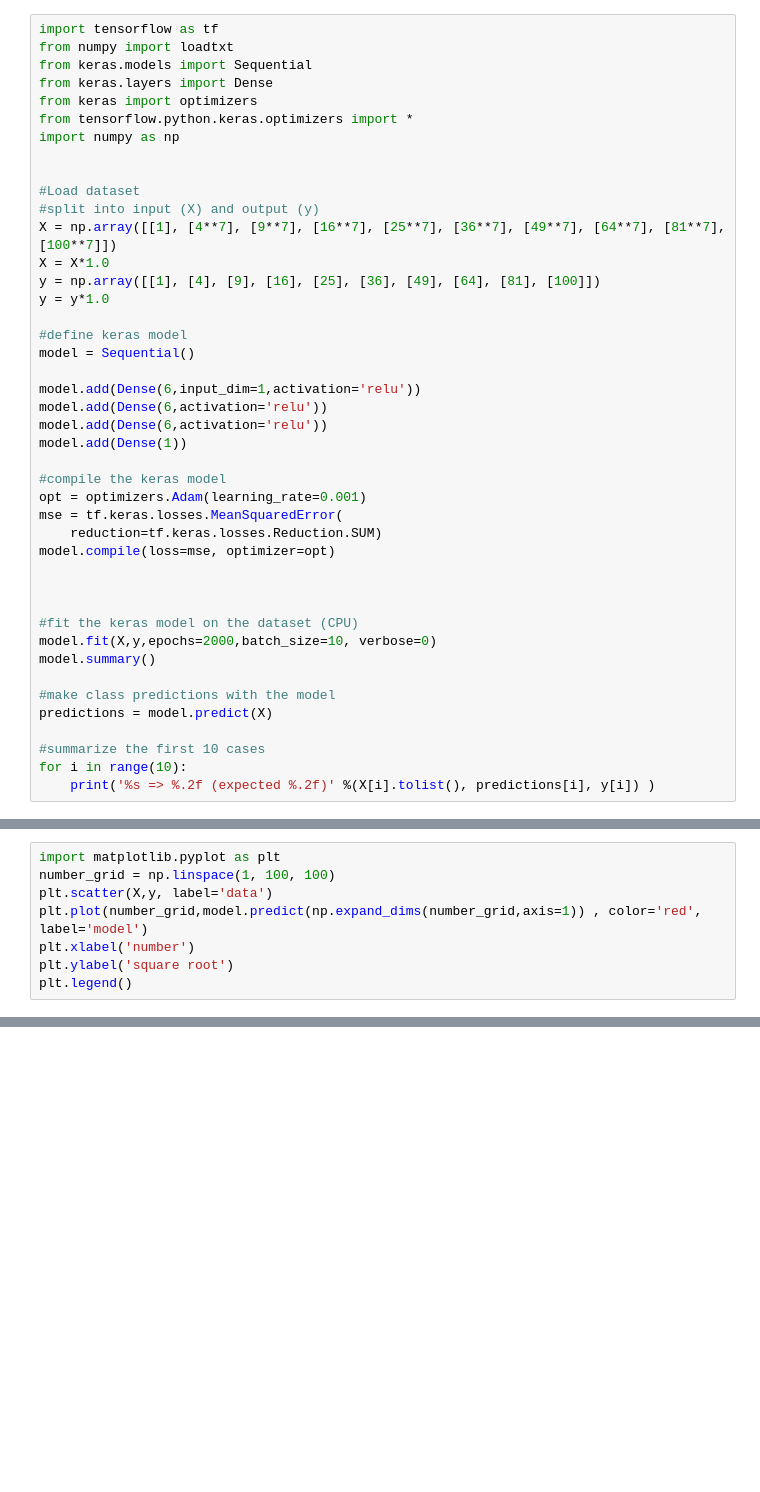
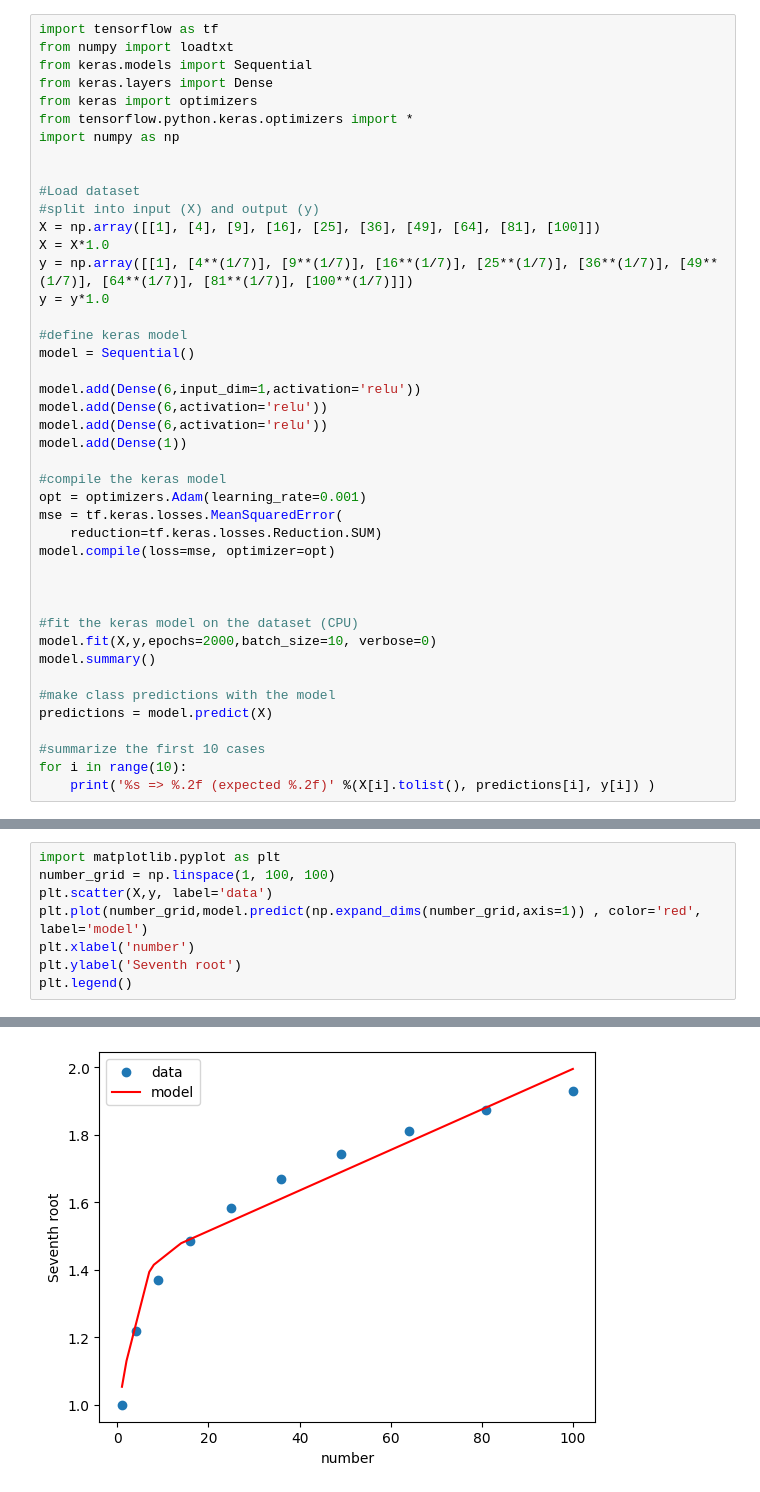
Before and after one commit to jphillips-0280/MachineLearning, a Jupyter notebook: Square_Root_Problem.ipynb, the cells around one changed output, grey strips where cells are left out. Cells and saved outputs as stored; diff of their text form; blank space fills up the shorter version.

```diff
--- a/Square_Root_Problem.ipynb
+++ b/Square_Root_Problem.ipynb
@@ -10,9 +10,9 @@ import numpy as np
 
 #Load dataset
 #split into input (X) and output (y)
-X = np.array([[1], [4**7], [9**7], [16**7], [25**7], [36**7], [49**7], [64**7], [81**7], [100**7]])
+X = np.array([[1], [4], [9], [16], [25], [36], [49], [64], [81], [100]])
 X = X*1.0
-y = np.array([[1], [4], [9], [16], [25], [36], [49], [64], [81], [100]])
+y = np.array([[1], [4**(1/7)], [9**(1/7)], [16**(1/7)], [25**(1/7)], [36**(1/7)], [49**(1/7)], [64**(1/7)], [81**(1/7)], [100**(1/7)]])
 y = y*1.0
 
 #define keras model
@@ -47,5 +75,6 @@ number_grid = np.linspace(1, 100, 100)
 plt.scatter(X,y, label='data')
 plt.plot(number_grid,model.predict(np.expand_dims(number_grid,axis=1)) , color='red', label='model')
 plt.xlabel('number')
-plt.ylabel('square root')
+plt.ylabel('Seventh root')
 plt.legend()
+# %% [output]
@@ -51,0 +83 @@ plt.legend()
+[figure, added]
```
Also changed, not shown: parts of 2 cells of this notebook.
